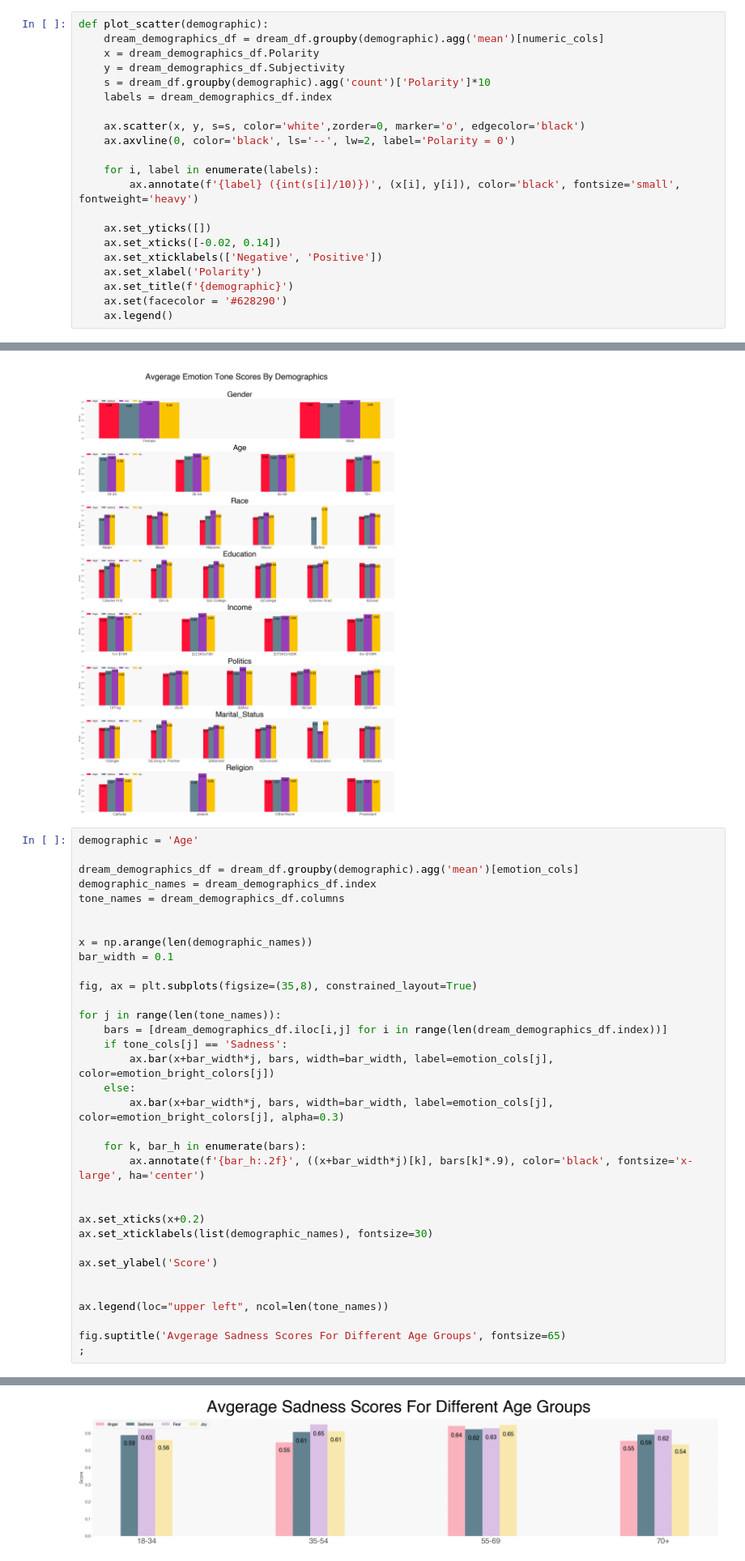
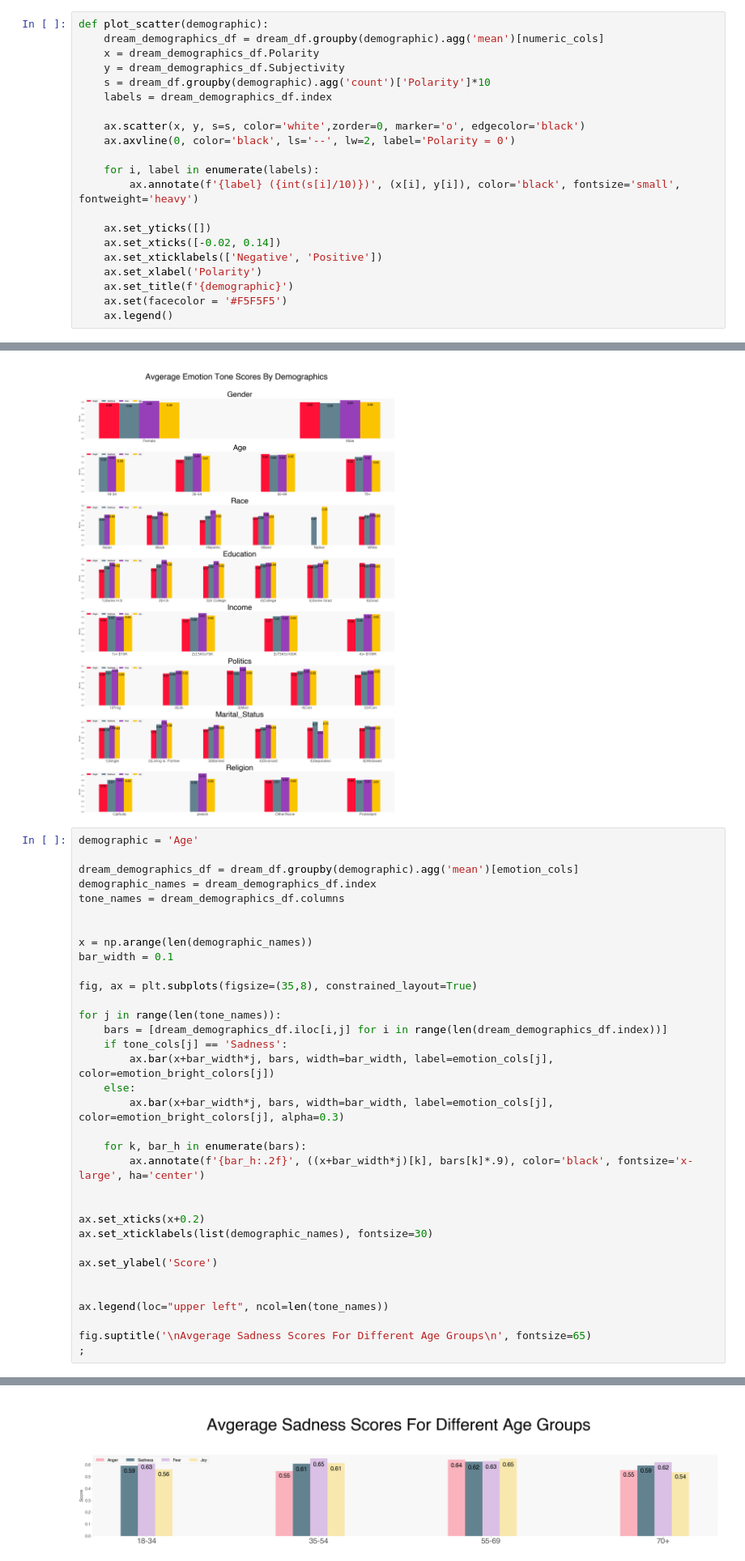
Before and after one commit to MekdiYilma/dreams, a Jupyter notebook: EDA/tone_analysis_on_SDDb.ipynb, the cells around one changed output, grey strips where cells are left out. Shown at 81% size. Saved outputs shown, nothing was run; the diff lists cells and outputs as text.

```diff
--- a/EDA/tone_analysis_on_SDDb.ipynb
+++ b/EDA/tone_analysis_on_SDDb.ipynb
@@ -333,7 +333,7 @@ def plot_scatter(demographic):
     ax.set_xticklabels(['Negative', 'Positive'])
     ax.set_xlabel('Polarity')
     ax.set_title(f'{demographic}')
-    ax.set(facecolor = '#628290')
+    ax.set(facecolor = '#F5F5F5')
     ax.legend()
 # %%
 demographics = ['Gender','Age', 'Race', 'Education', 'Income', 'Politics', 'Marital_Status', 'Religion']
@@ -409,35 +409,35 @@ demographic_names = dream_demographics_df.index
 tone_names = dream_demographics_df.columns
 
 
 x = np.arange(len(demographic_names))
 bar_width = 0.1
 
 fig, ax = plt.subplots(figsize=(35,8), constrained_layout=True)
 
 for j in range(len(tone_names)):
     bars = [dream_demographics_df.iloc[i,j] for i in range(len(dream_demographics_df.index))]
     if tone_cols[j] == 'Sadness':
         ax.bar(x+bar_width*j, bars, width=bar_width, label=emotion_cols[j], color=emotion_bright_colors[j])
     else:
         ax.bar(x+bar_width*j, bars, width=bar_width, label=emotion_cols[j], color=emotion_bright_colors[j], alpha=0.3)
 
     for k, bar_h in enumerate(bars):
         ax.annotate(f'{bar_h:.2f}', ((x+bar_width*j)[k], bars[k]*.9), color='black', fontsize='x-large', ha='center')
 
 
 ax.set_xticks(x+0.2)
 ax.set_xticklabels(list(demographic_names), fontsize=30)
 
 ax.set_ylabel('Score')
 
 
 ax.legend(loc="upper left", ncol=len(tone_names))
 
-fig.suptitle('Avgerage Sadness Scores For Different Age Groups', fontsize=65)
+fig.suptitle('\nAvgerage Sadness Scores For Different Age Groups\n', fontsize=65)
 ;
 # %% [output]
 ''
-[figure, old version]
+[figure, new version]
 # %%
 dream_df['Anger_Flag'] = dream_df.Anger.apply(lambda x: 0 if isnan(x) else 1)
 dream_df['Sadness_Flag'] = dream_df.Sadness.apply(lambda x: 0 if isnan(x) else 1)
```
Also changed, not shown: parts of 37 cells of this notebook, 5 other files.
